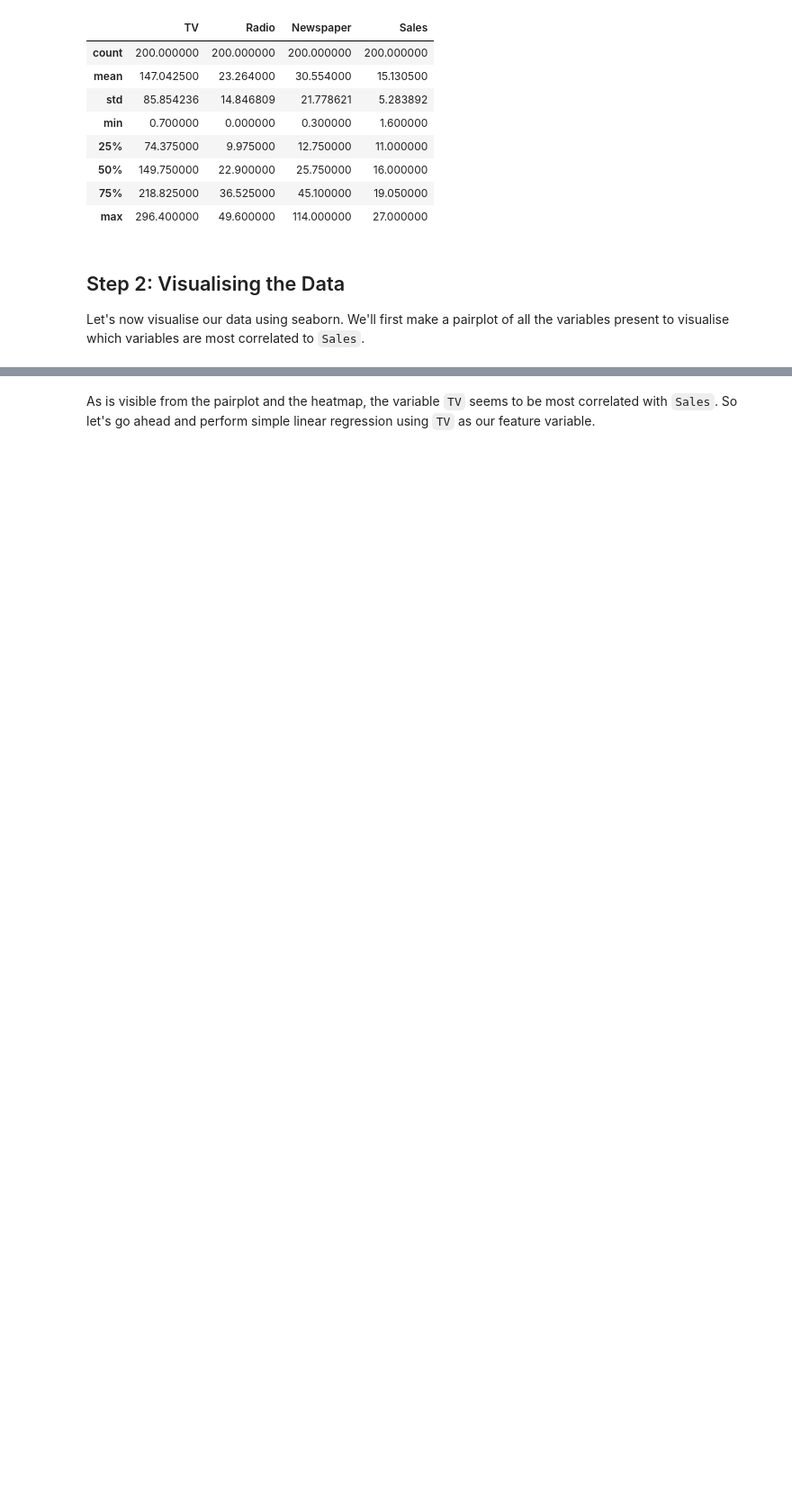
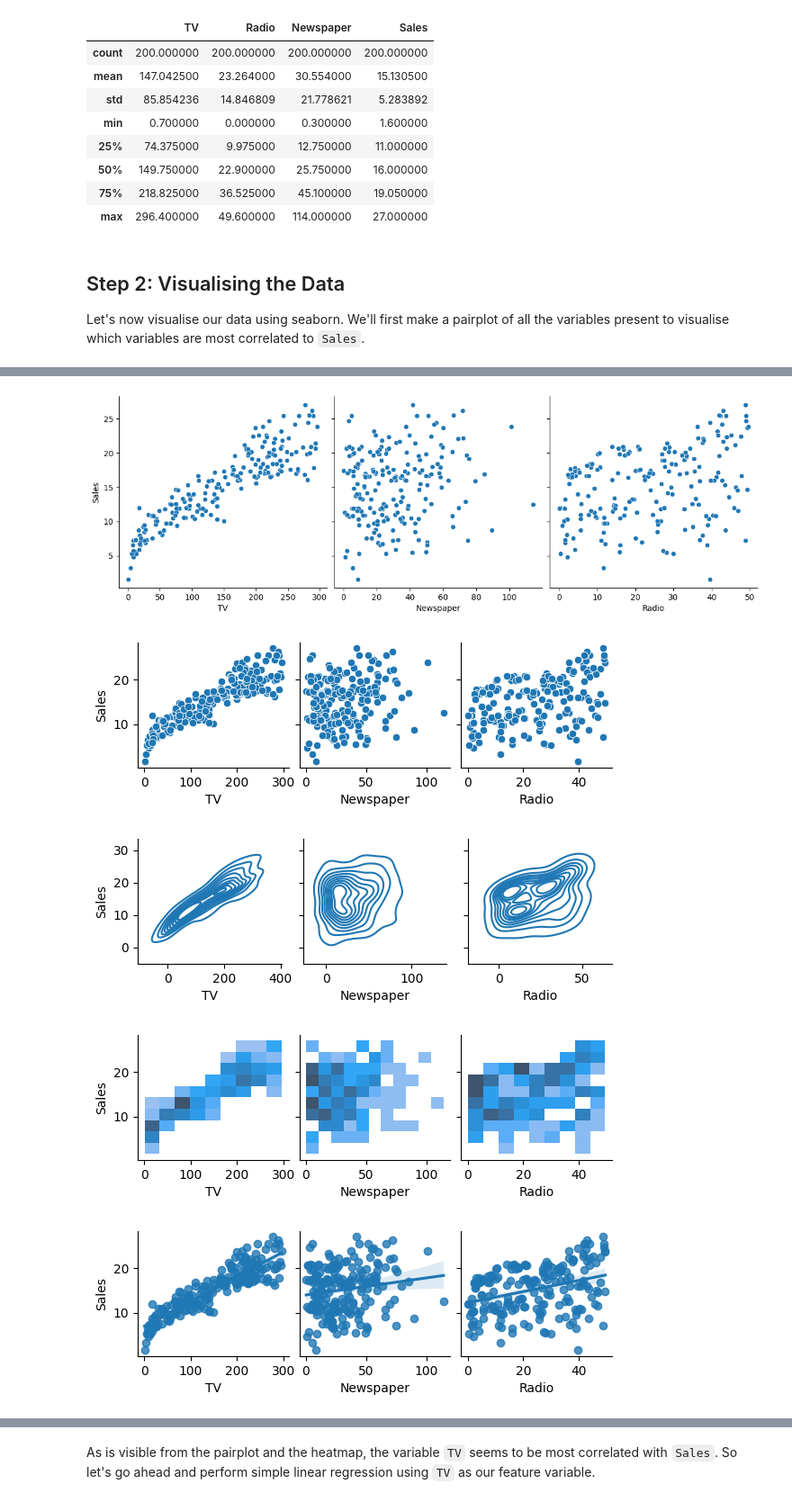
Before and after one commit to subhashiitb/IITKGP-ML, a Jupyter notebook: BasicsOfML/M1/S2/2.4/M1-S1-2.4.Simple-Linear-Regression-in-Python.ipynb, the cells around one changed output, grey strips where cells are left out. Shown at 90% size. Drawn from its saved outputs; the diff is of its cells as text; code cells hidden in the pictures; blank space fills up the shorter version.

```diff
--- a/BasicsOfML/M1/S2/2.4/M1-S1-2.4.Simple-Linear-Regression-in-Python.ipynb
+++ b/BasicsOfML/M1/S2/2.4/M1-S1-2.4.Simple-Linear-Regression-in-Python.ipynb
@@ -82,0 +97,17 @@ plt.show()
+# %%
+sns.pairplot(advertising, x_vars=['TV', 'Newspaper', 'Radio'], y_vars='Sales',size=4, aspect=1, kind='scatter')
+plt.show()
+sns.pairplot(adv, x_vars=['TV', 'Newspaper', 'Radio'], y_vars='Sales',size=2, aspect=1, kind='scatter')
+plt.show()
+sns.pairplot(adv, x_vars=['TV', 'Newspaper', 'Radio'], y_vars='Sales',size=2, aspect=1, kind='kde')
+plt.show()
+sns.pairplot(adv, x_vars=['TV', 'Newspaper', 'Radio'], y_vars='Sales',size=2, aspect=1, kind='hist')
+plt.show()
+sns.pairplot(adv, x_vars=['TV', 'Newspaper', 'Radio'], y_vars='Sales',size=2, aspect=1, kind='reg')
+plt.show()
+# %% [output]
+[figure, added]
+[figure, added]
+[figure, added]
+[figure, added]
+[figure, added]
```
Also changed, not shown: parts of 47 cells of this notebook.
